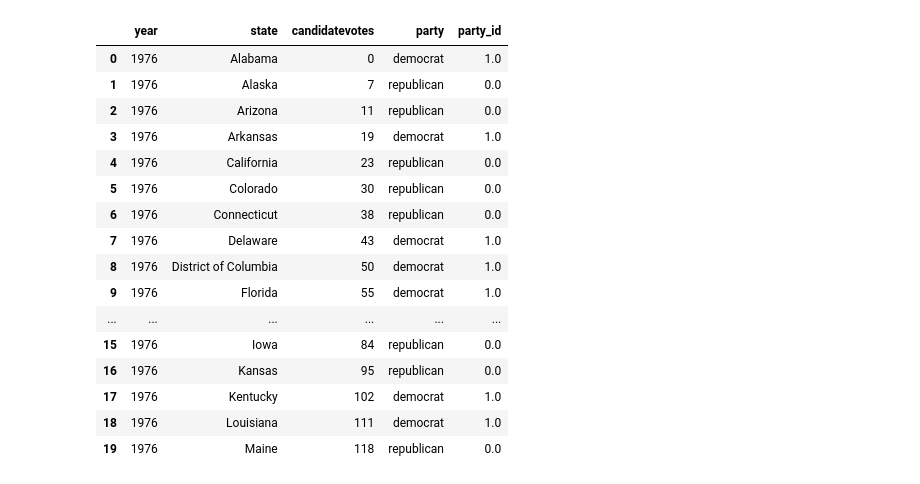
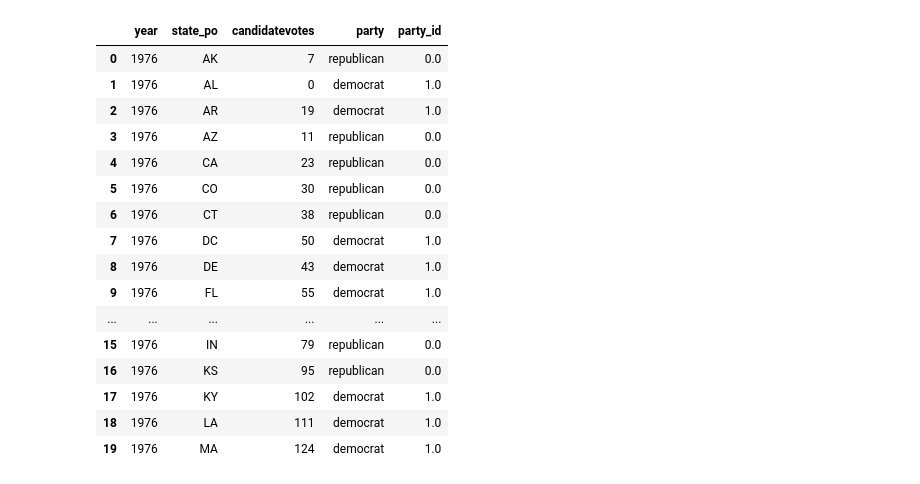
Before and after one commit to ta-data-mexpt/project-dataviz, a Jupyter notebook: main.ipynb, the cells around one changed output. Saved outputs shown, nothing was run; the diff lists cells and outputs as text; code cells hidden in the pictures.

```diff
--- a/main.ipynb
+++ b/main.ipynb
@@ -23,32 +23,31 @@ df.head()
 | 4 | 1976 | Alabama | AL | 1 | 63 | 41 | US President | Hall, Gus | communist party use | False | ... |
 # %%
 # retrieve corresponding id for candidate with max votes by year and state
-winner = df[['year','state','candidatevotes']].groupby(['year','state'], as_index = False).agg({'candidatevotes':'idxmax'})
+winner = df[['year','state_po','candidatevotes']].groupby(['year','state_po'], as_index = False).agg({'candidatevotes':'idxmax'})
 
 # add column for corresponding party for max votes for candidate
 winner['party'] = [df.loc[id,'party'] for id in winner['candidatevotes']]
 
-winner['state'] = winner['state'].map(str.strip)
 winner['party_id'] = winner['party'].map({'democrat': 1.0, 'republican': 0.0})
 winner.head(20)
 # %% [output]
-|  | year | state | candidatevotes | party | party_id |
-| 0 | 1976 | Alabama | 0 | democrat | 1.0 |
-| 1 | 1976 | Alaska | 7 | republican | 0.0 |
-| 2 | 1976 | Arizona | 11 | republican | 0.0 |
-| 3 | 1976 | Arkansas | 19 | democrat | 1.0 |
-| 4 | 1976 | California | 23 | republican | 0.0 |
-| 5 | 1976 | Colorado | 30 | republican | 0.0 |
-| 6 | 1976 | Connecticut | 38 | republican | 0.0 |
-| 7 | 1976 | Delaware | 43 | democrat | 1.0 |
-| 8 | 1976 | District of Columbia | 50 | democrat | 1.0 |
-| 9 | 1976 | Florida | 55 | democrat | 1.0 |
+|  | year | state_po | candidatevotes | party | party_id |
+| 0 | 1976 | AK | 7 | republican | 0.0 |
+| 1 | 1976 | AL | 0 | democrat | 1.0 |
+| 2 | 1976 | AR | 19 | democrat | 1.0 |
+| 3 | 1976 | AZ | 11 | republican | 0.0 |
+| 4 | 1976 | CA | 23 | republican | 0.0 |
+| 5 | 1976 | CO | 30 | republican | 0.0 |
+| 6 | 1976 | CT | 38 | republican | 0.0 |
+| 7 | 1976 | DC | 50 | democrat | 1.0 |
+| 8 | 1976 | DE | 43 | democrat | 1.0 |
+| 9 | 1976 | FL | 55 | democrat | 1.0 |
 | ... | ... | ... | ... | ... | ... |
-| 15 | 1976 | Iowa | 84 | republican | 0.0 |
-| 16 | 1976 | Kansas | 95 | republican | 0.0 |
-| 17 | 1976 | Kentucky | 102 | democrat | 1.0 |
-| 18 | 1976 | Louisiana | 111 | democrat | 1.0 |
-| 19 | 1976 | Maine | 118 | republican | 0.0 |
+| 15 | 1976 | IN | 79 | republican | 0.0 |
+| 16 | 1976 | KS | 95 | republican | 0.0 |
+| 17 | 1976 | KY | 102 | democrat | 1.0 |
+| 18 | 1976 | LA | 111 | democrat | 1.0 |
+| 19 | 1976 | MA | 124 | democrat | 1.0 |
 # %%
 # https://python-visualization.github.io/folium/quickstart.html
 
```
Also changed, not shown: parts of 6 cells of this notebook, 1 other file.
